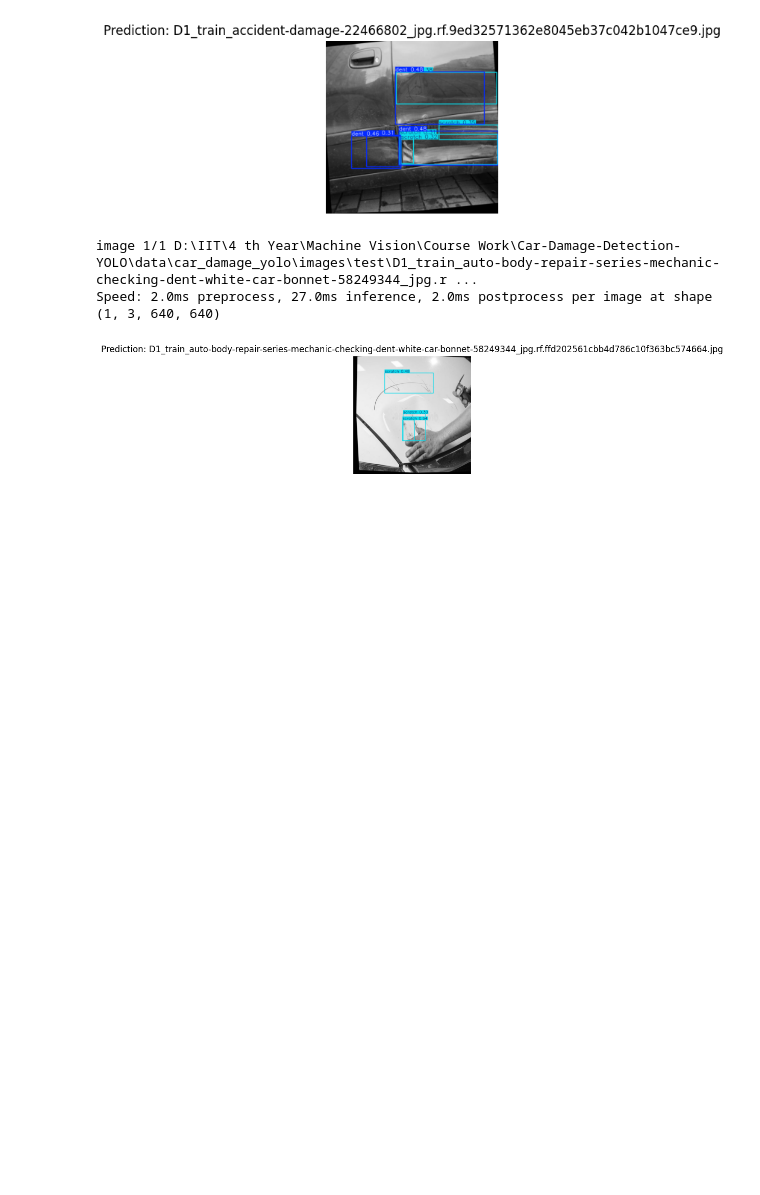
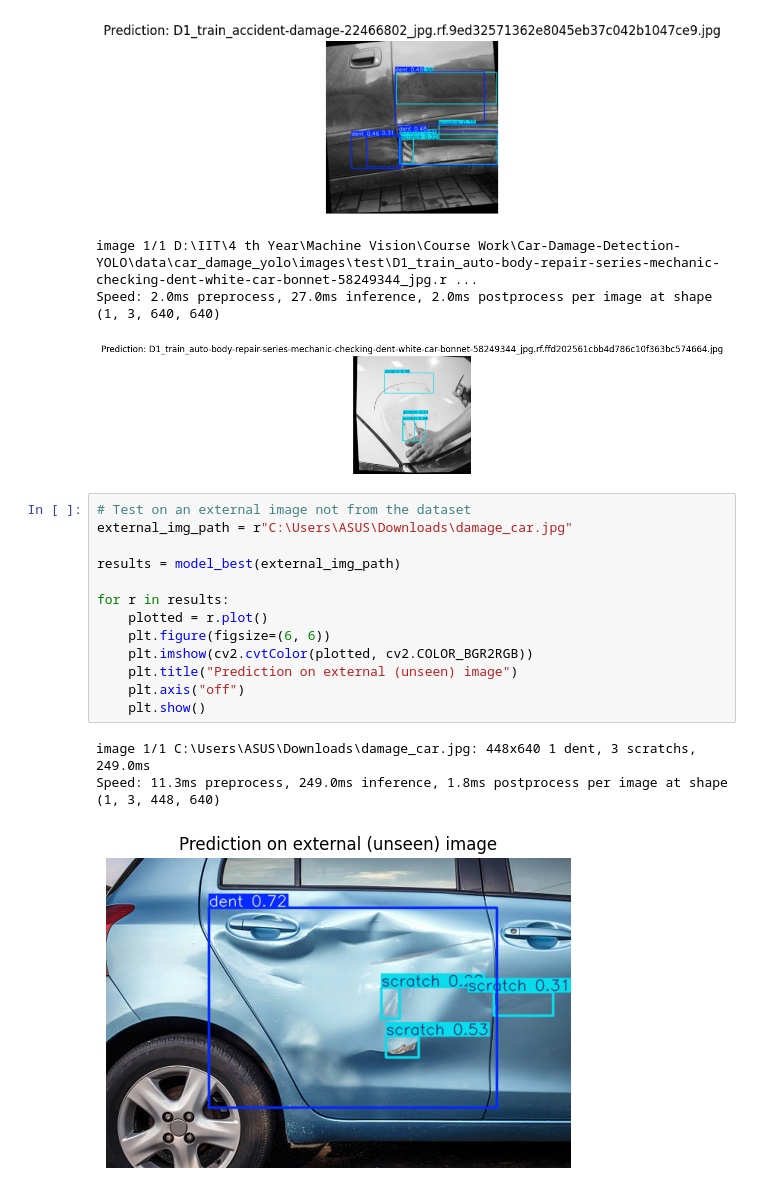
Before and after one commit to VanujaSooriyaarachchi/Car-Damage-Detection-YOLO, a Jupyter notebook: notebooks/car_damage_yolo.ipynb, the cells around one changed output. Cells and saved outputs as stored; diff of their text form; blank space fills up the shorter version.

```diff
--- a/notebooks/car_damage_yolo.ipynb
+++ b/notebooks/car_damage_yolo.ipynb
@@ -211,3 +211,20 @@ Speed: 1.6ms preprocess, 26.3ms inference, 1.6ms postprocess per image at shape
 image 1/1 D:\IIT\4 th Year\Machine Vision\Course Work\Car-Damage-Detection-YOLO\data\car_damage_yolo\images\test\D1_train_auto-body-repair-series-mechanic-checking-dent-white-car-bonnet-58249344_jpg.r ...
 Speed: 2.0ms preprocess, 27.0ms inference, 2.0ms postprocess per image at shape (1, 3, 640, 640)
 [figure]
+# %%
+# Test on an external image not from the dataset
+external_img_path = r"C:\Users\ASUS\Downloads\damage_car.jpg"
+
+results = model_best(external_img_path)
+
+for r in results:
+    plotted = r.plot()
+    plt.figure(figsize=(6, 6))
+    plt.imshow(cv2.cvtColor(plotted, cv2.COLOR_BGR2RGB))
+    plt.title("Prediction on external (unseen) image")
+    plt.axis("off")
+    plt.show()
+# %% [output]
+image 1/1 C:\Users\ASUS\Downloads\damage_car.jpg: 448x640 1 dent, 3 scratchs, 249.0ms
+Speed: 11.3ms preprocess, 249.0ms inference, 1.8ms postprocess per image at shape (1, 3, 448, 640)
+[figure, added]
```
Also changed, not shown: parts of 2 cells of this notebook, 1 other file.
